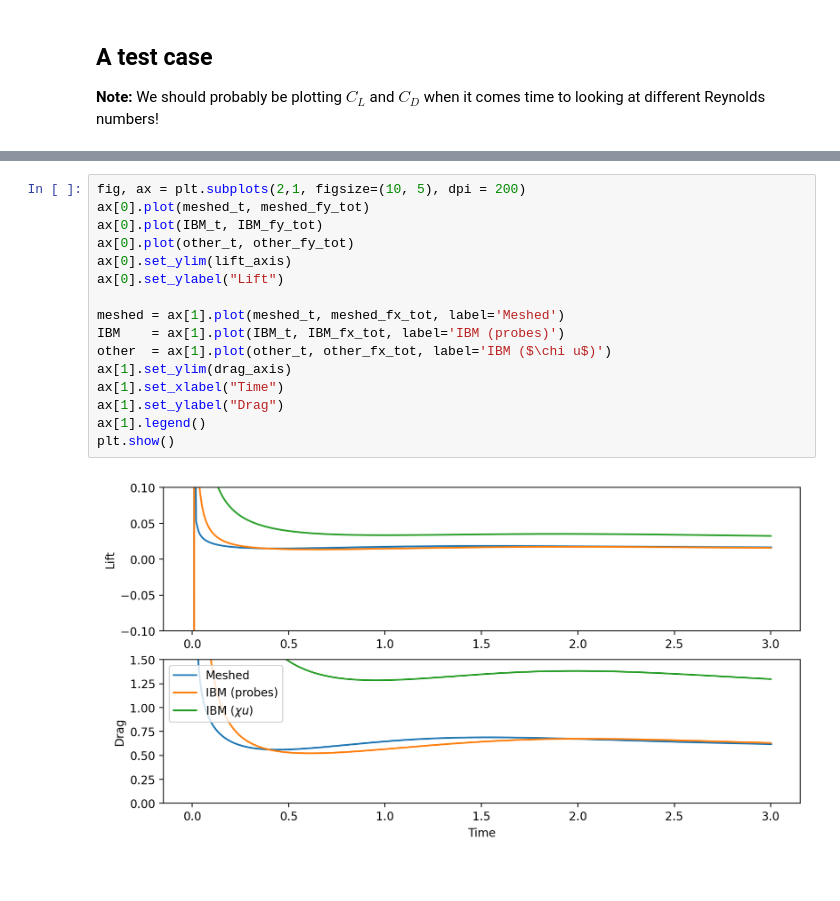
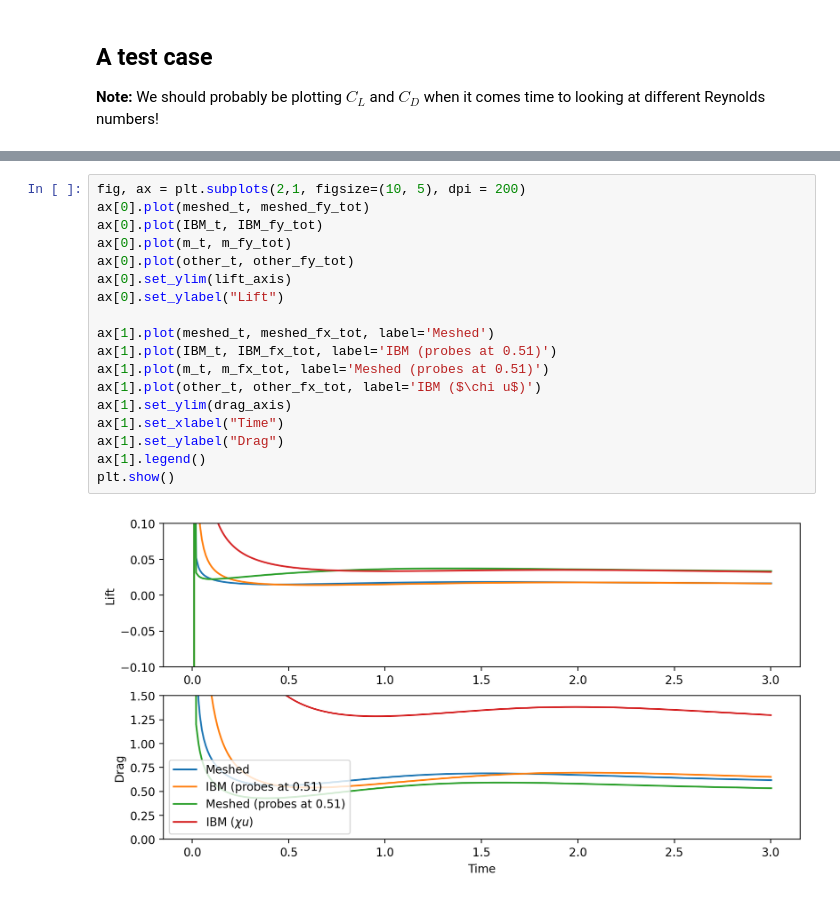
Before and after one commit to ExtremeFLOW/neko-top, a Jupyter notebook: examples/brinkman_parameters/post_processing/Lift_and_Drag.ipynb, the cells around one changed output, grey strips where cells are left out. Cells and saved outputs as stored; diff of their text form.

```diff
--- a/examples/brinkman_parameters/post_processing/Lift_and_Drag.ipynb
+++ b/examples/brinkman_parameters/post_processing/Lift_and_Drag.ipynb
@@ -246,18 +271,20 @@ True
 # %%
 fig, ax = plt.subplots(2,1, figsize=(10, 5), dpi = 200)
 ax[0].plot(meshed_t, meshed_fy_tot)
 ax[0].plot(IBM_t, IBM_fy_tot)
+ax[0].plot(m_t, m_fy_tot)
 ax[0].plot(other_t, other_fy_tot)
 ax[0].set_ylim(lift_axis)
 ax[0].set_ylabel("Lift")
 
-meshed = ax[1].plot(meshed_t, meshed_fx_tot, label='Meshed')
-IBM    = ax[1].plot(IBM_t, IBM_fx_tot, label='IBM (probes)')
-other  = ax[1].plot(other_t, other_fx_tot, label='IBM ($\chi u$)')
+ax[1].plot(meshed_t, meshed_fx_tot, label='Meshed')
+ax[1].plot(IBM_t, IBM_fx_tot, label='IBM (probes at 0.51)')
+ax[1].plot(m_t, m_fx_tot, label='Meshed (probes at 0.51)')
+ax[1].plot(other_t, other_fx_tot, label='IBM ($\chi u$)')
 ax[1].set_ylim(drag_axis)
 ax[1].set_xlabel("Time")
 ax[1].set_ylabel("Drag")
 ax[1].legend()
 plt.show()
 # %% [output]
-[figure, old version]
+[figure, new version]
```
Also changed, not shown: parts of 3 cells of this notebook, 1 other file.
